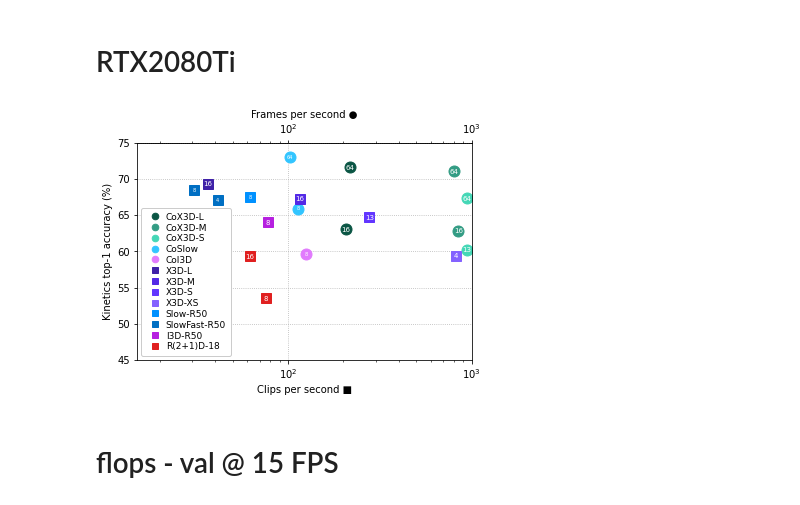
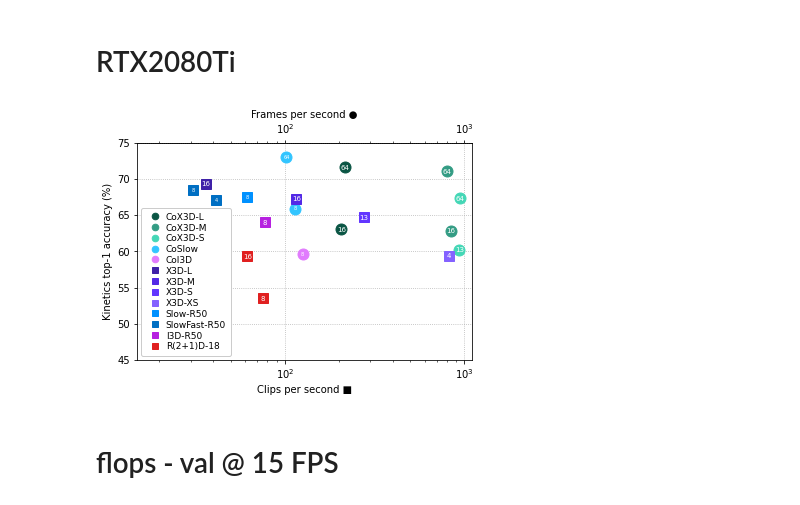
Before and after one commit to LukasHedegaard/co3d, a Jupyter notebook: notebooks/figures.ipynb, the cells around one changed output. Drawn from its saved outputs; the diff is of its cells as text; code cells hidden in the pictures.

Commit message:
Update figure margin

```diff
--- a/notebooks/figures.ipynb
+++ b/notebooks/figures.ipynb
@@ -742,35 +742,35 @@ for name, f, a in zip(["8"], slow_rtx, slow_acc):
 
 # - I3D
 for name, f, a in zip(["8"], i3d_rtx, i3d_acc):
     ax.annotate(name, xy=(f, a), xytext=(f, a), ha='center', va='center', size=textsize, color="white")
 
 # - R(2+1)D
 for name, f, a in zip(["8","16"], r2plus1d_rtx, r2plus1d_acc):
     ax.annotate(name, xy=(f, a), xytext=(f, a), ha='center', va='center', size=textsize, color="white")
 
 
 # General setup
 legend = plt.legend(
     loc="lower left",
     framealpha=1.0,
     borderpad=0.5,
     markerscale=0.6,
     scatterpoints=1,
     ncol=1,
     columnspacing=0.5,
     labelspacing=0.2,
     handletextpad=0.2,
     prop={'size': markersize-2},
     # bbox_to_anchor=[0,-0.1,1,1]
 )
 
 ax.set_xscale('log');
-plt.xlim([1.5e1, 1e3])
+plt.xlim([1.5e1, 1.1e3])
 plt.ylim([45, 75])
 plt.grid(linestyle='dotted')
 plt.show()
 # %% [output]
-[figure, old version]
+[figure, new version]
 # %%
 fig.savefig("acc-vs-rtx2080ti-log.pdf")
 # %% [markdown]
```
